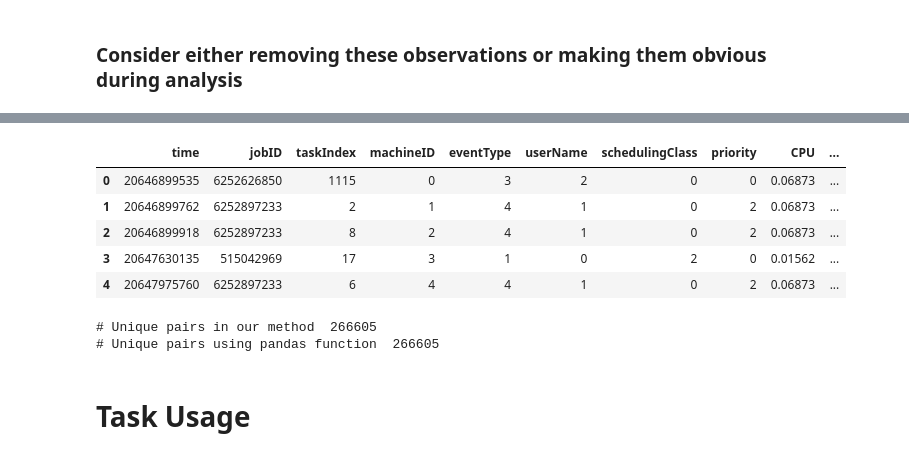
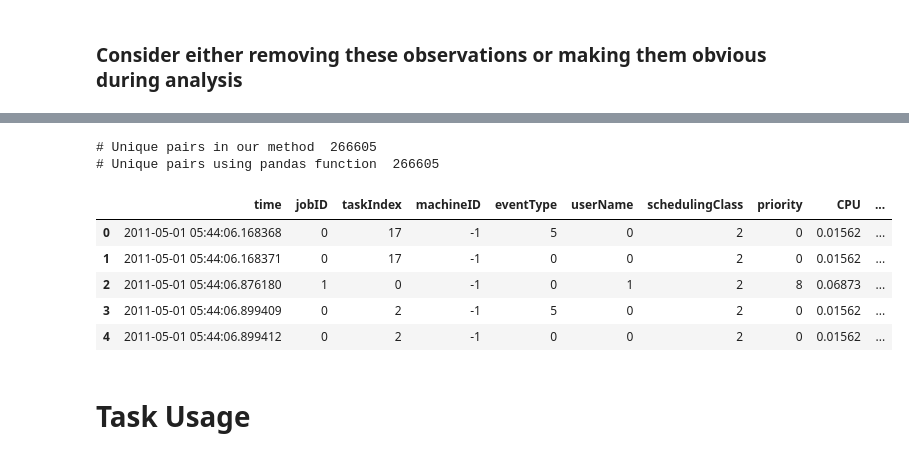
Before and after one commit to davej23/scc411-project, a Jupyter notebook: pre-processing.ipynb, the cells around one changed output, grey strips where cells are left out. Saved outputs shown, nothing was run; the diff lists cells and outputs as text; code cells hidden in the pictures.

```diff
--- a/pre-processing.ipynb
+++ b/pre-processing.ipynb
@@ -169,18 +181,13 @@ task_events_clean = task_events_clean.reset_index().drop(columns=['index', 'leve
 # This way takes less than 10 seconds compared to 30 minutes any other way
 # Number generated is almost certainly going to be unique to that specific process
 
-task_events_clean['processID'] = (task_events_clean['jobID']+0.01*task_events_clean['taskIndex'])
+task_events['processID'] = (task_events['jobID']+0.00001*task_events['taskIndex'])
+task_events_clean['processID'] = (task_events_clean['jobID']+0.00001*task_events_clean['taskIndex'])
+
+task_combos_full, task_combo_unique_full = pd.factorize(task_events['processID'])
 task_combos, task_combo_unique = pd.factorize(task_events_clean['processID'])
 task_events_clean['processID'] = task_combos
-
-task_events_clean.head()
+task_events['processID'] = task_combos_full
-# %% [output]
-|  | time | jobID | taskIndex | machineID | eventType | userName | schedulingClass | priority | CPU | ... |
-| 0 | 20646899535 | 6252626850 | 1115 | 0 | 3 | 2 | 0 | 0 | 0.06873 | ... |
-| 1 | 20646899762 | 6252897233 | 2 | 1 | 4 | 1 | 0 | 2 | 0.06873 | ... |
-| 2 | 20646899918 | 6252897233 | 8 | 2 | 4 | 1 | 0 | 2 | 0.06873 | ... |
-| 3 | 20647630135 | 515042969 | 17 | 3 | 1 | 0 | 2 | 0 | 0.01562 | ... |
-| 4 | 20647975760 | 6252897233 | 6 | 4 | 4 | 1 | 0 | 2 | 0.06873 | ... |
 # %%
 #
 # Check number of unique pairs is the same
@@ -190,6 +197,19 @@ print('# Unique pairs using pandas function ', len(task_events_clean[['jobID', '
 # %% [output]
 # Unique pairs in our method  266605
 # Unique pairs using pandas function  266605
+# %%
+#
+# Convert time to timestamp
+#
+task_events['time'] = pd.to_datetime(task_events['time'], unit='us', origin='2011-05-01')
+task_events.head()
+# %% [output]
+|  | time | jobID | taskIndex | machineID | eventType | userName | schedulingClass | priority | CPU | ... |
+| 0 | 2011-05-01 05:44:06.168368 | 0 | 17 | -1 | 5 | 0 | 2 | 0 | 0.01562 | ... |
+| 1 | 2011-05-01 05:44:06.168371 | 0 | 17 | -1 | 0 | 0 | 2 | 0 | 0.01562 | ... |
+| 2 | 2011-05-01 05:44:06.876180 | 1 | 0 | -1 | 0 | 1 | 2 | 8 | 0.06873 | ... |
+| 3 | 2011-05-01 05:44:06.899409 | 0 | 2 | -1 | 5 | 0 | 2 | 0 | 0.01562 | ... |
+| 4 | 2011-05-01 05:44:06.899412 | 0 | 2 | -1 | 0 | 0 | 2 | 0 | 0.01562 | ... |
 # %% [markdown]
 # Task Usage
 # %%
```
Also changed, not shown: parts of 9 cells of this notebook.
